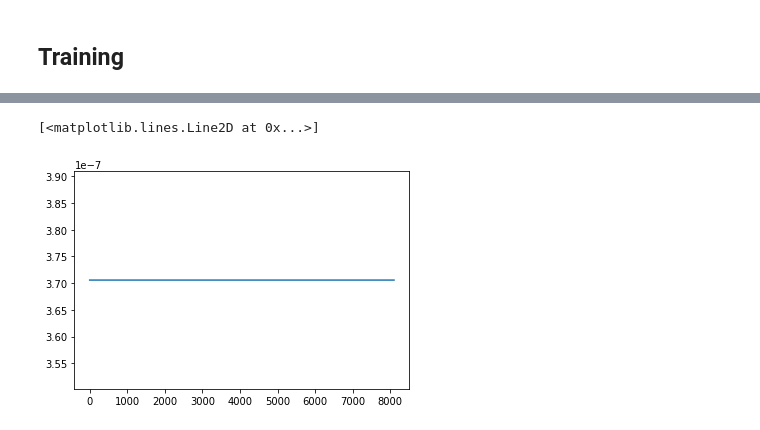
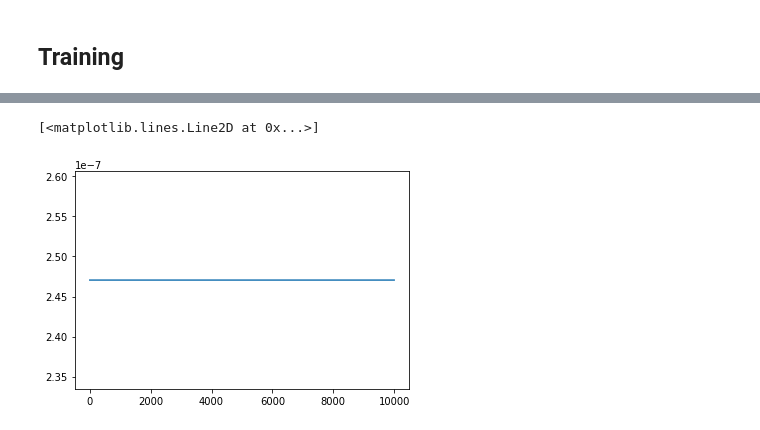
Before and after one commit to dantegates/attention-is-all-you-need, a Jupyter notebook: notebooks/train-summary-transformer-sparse.ipynb, the cells around one changed output, grey strips where cells are left out. Saved outputs shown, nothing was run; the diff lists cells and outputs as text; code cells hidden in the pictures.

```diff
--- a/notebooks/train-summary-transformer-sparse.ipynb
+++ b/notebooks/train-summary-transformer-sparse.ipynb
@@ -318,7 +314,7 @@ class LRScheduler:
     def lr(self, *args):
         scalar = 5000 \
                * self.d_model**-0.5 \
-               * min((self.epoch + 1) * self.warmup_steps**-1.5, (self.epoch+1)**-0.5)
+               * min(self.epoch * self.warmup_steps**-1.5, self.epoch**-0.5)
         self.epoch += 1
         return 0.002 * scalar * self.learning_rate
 # %% [markdown]
@@ -379,6 +375,15 @@ train steps per epoch 0
 # %%
 Xy_train = batch_gen.generate_forever(TRAIN_FILES, batch_size=BATCH_SIZE)
 Xy_test = batch_gen.generate_forever(TEST_FILES, batch_size=BATCH_SIZE)
+# %%
+import matplotlib.pyplot as plt
+%matplotlib inline
+learning_rates = [LRScheduler(D_MODEL, WARMUP_STEPS, LEARNING_RATE).lr()
+                  for _ in range(WARMUP_STEPS+2000)]
+plt.plot(learning_rates)
+# %% [output]
+[<matplotlib.lines.Line2D at 0x...>]
+[figure, added]
 # %%
 from model import Transformer
 model = Transformer(
@@ -390,15 +395,6 @@ model = Transformer(
     sequence_len=SENTENCE_LEN,
     dropout=DROPOUT,
     output_activation=OUTPUT_ACTIVATION)
-# %%
-import matplotlib.pyplot as plt
-%matplotlib inline
-learning_rates = [LRScheduler(D_MODEL, WARMUP_STEPS, LEARNING_RATE).lr()
-                  for _ in range(WARMUP_STEPS+100)]
-plt.plot(learning_rates)
-# %% [output]
-[<matplotlib.lines.Line2D at 0x...>]
-[figure, removed]
 # %%
 model.summary()
 # %% [output]
```
Also changed, not shown: parts of 16 cells of this notebook.
